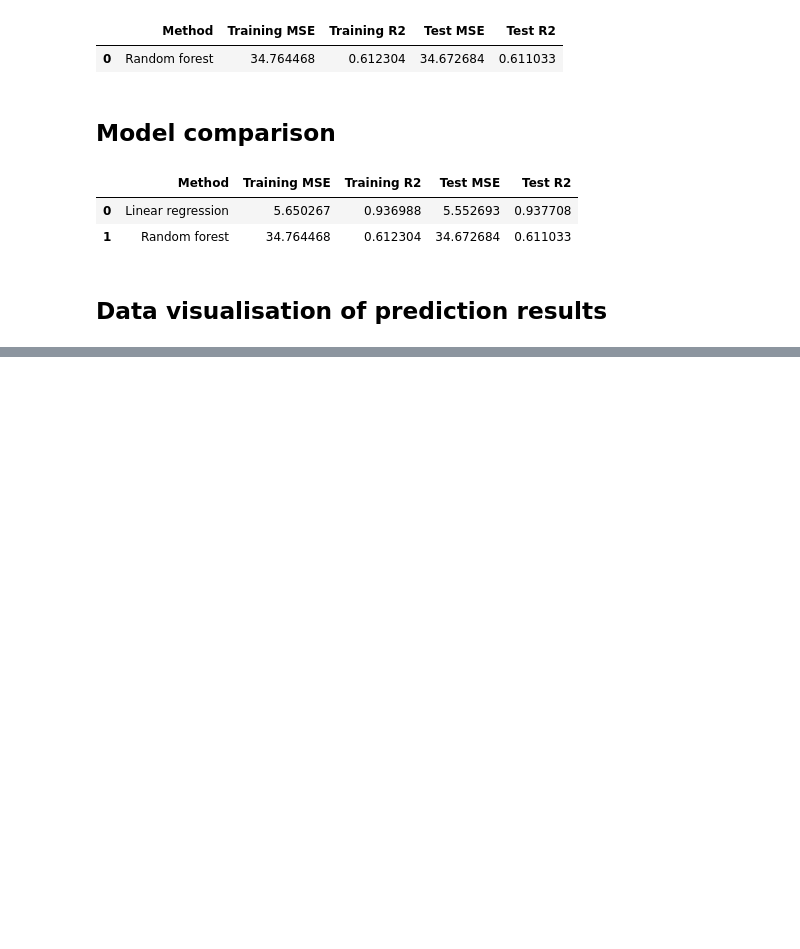
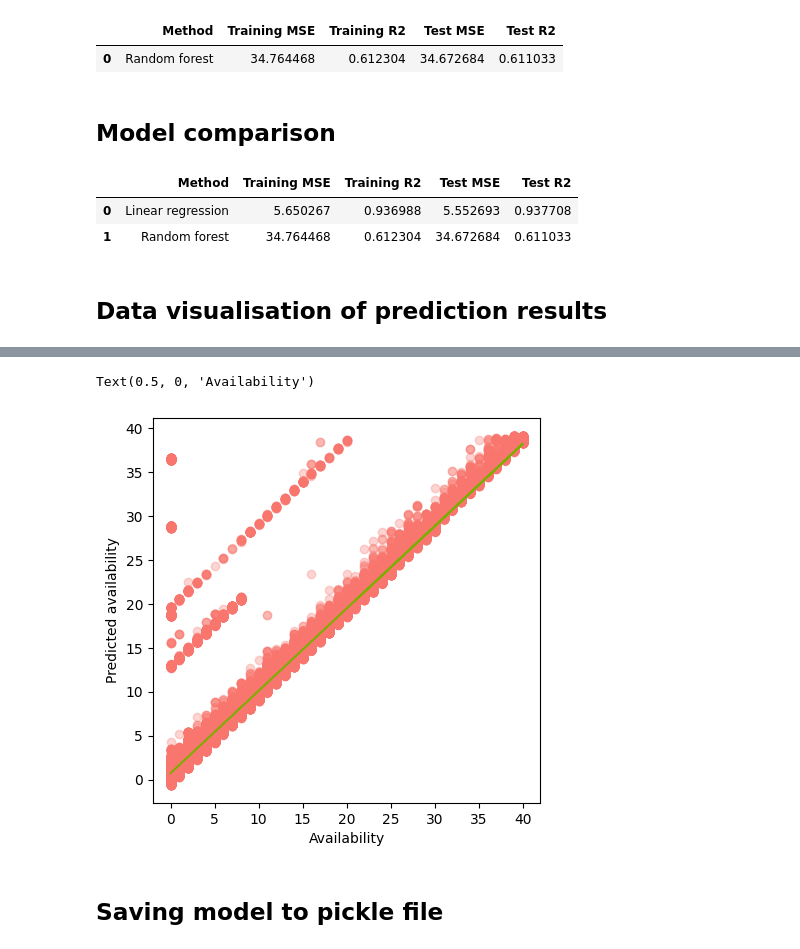
Before and after one commit to dtobrien23/dublinBikes, a Jupyter notebook: model.ipynb, the cells around one changed output, grey strips where cells are left out. Drawn from its saved outputs; the diff is of its cells as text; code cells hidden in the pictures; blank space fills up the shorter version.

```diff
--- a/model.ipynb
+++ b/model.ipynb
@@ -314,0 +316,16 @@ AttributeError: module 'numpy' has no attribute 'polyld'
+# %%
+# Test data
+plt.figure(figsize=(5, 5))
+plt.scatter(x=y_test, y=y_lr_test_pred, c="#F8766D", alpha=0.3)
+
+z = np.polyfit(y_test, y_lr_test_pred, 1)
+p = np.poly1d(z)
+
+plt.plot(y_test, p(y_test), "#7CAE00")
+plt.ylabel("Predicted availability")
+plt.xlabel("Availability")
+# %% [output]
+Text(0.5, 0, 'Availability')
+[figure, added]
+# %% [markdown]
+## Saving model to pickle file
```
Also changed, not shown: parts of 2 cells of this notebook, 2 other files.
